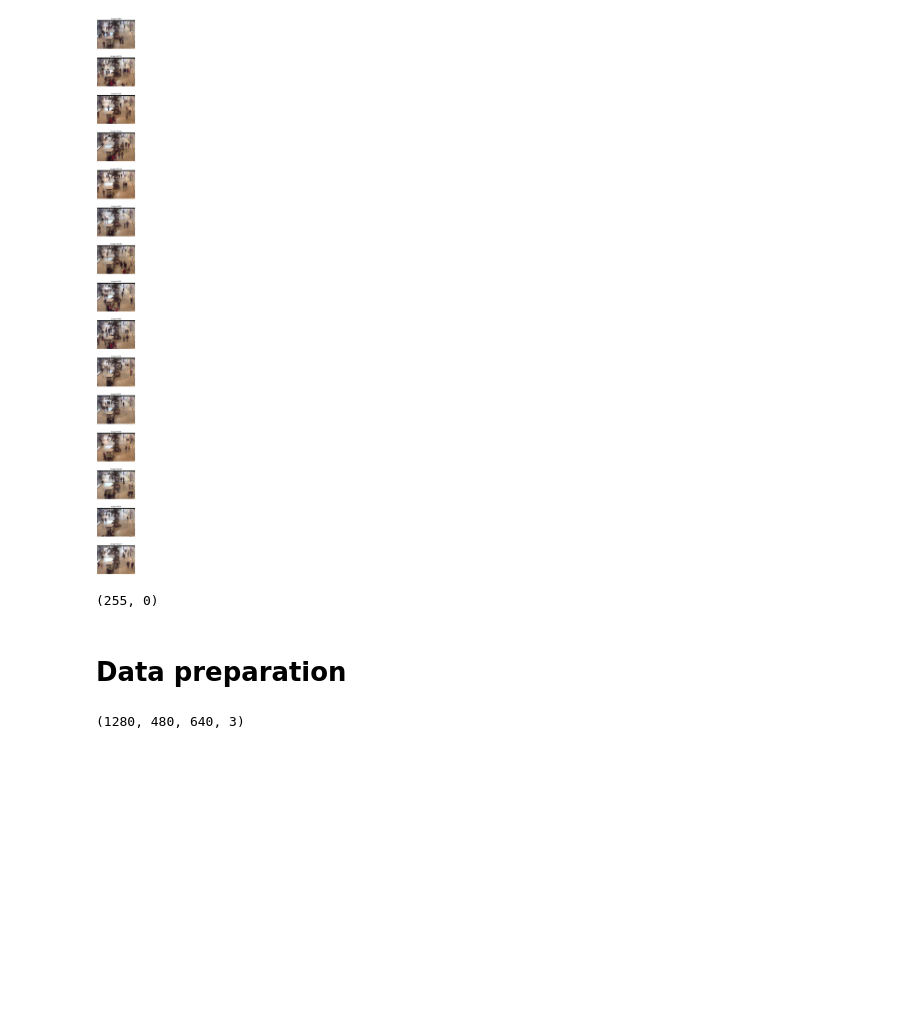
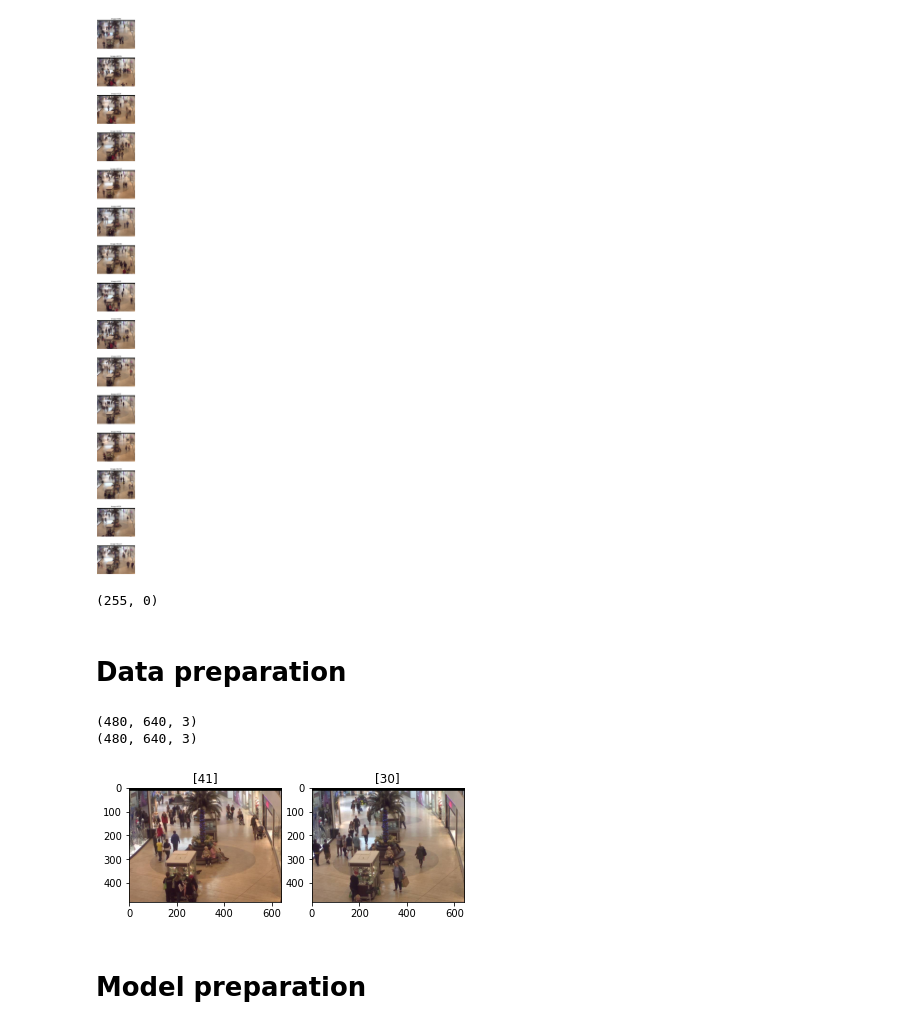
Before and after one commit to PashaIanko/Kaggle.CrowdCounting, a Jupyter notebook: 0_baseline.ipynb, the cells around one changed output. Cells and saved outputs as stored; diff of their text form; code cells hidden in the pictures; blank space fills up the shorter version.

```diff
--- a/0_baseline.ipynb
+++ b/0_baseline.ipynb
@@ -248,4 +246,0 @@ from tensorflow.keras.applications.mobilenet import preprocess_input \
-# %%
-X_train.shape
-# %% [output]
-(1280, 480, 640, 3)
@@ -264,0 +247,24 @@ datasets_processed = preprocess_mobilenet(datasets)
+# %%
+def scale(x, y):
+    return (x / 255, y)
+
+train_dataset = train_dataset.map(scale)
+validation_dataset = validation_dataset.map(scale)
+test_dataset = test_dataset.map(scale)
+train_subsample_dataset = train_subsample_dataset.map(scale)
+validation_subsample_dataset = validation_subsample_dataset.map(scale)
+# %%
+n_images = 2
+_, ax = plt.subplots(1, n_images)
+counter = 0
+for x, y in train_dataset.take(n_images):
+    print(x.shape)
+    ax[counter].imshow(x)
+    ax[counter].set_title(y.numpy())
+    counter += 1
+# %% [output]
+(480, 640, 3)
+(480, 640, 3)
+[figure, added]
+# %% [markdown]
+# Model preparation
```
Also changed, not shown: parts of 7 cells of this notebook.
